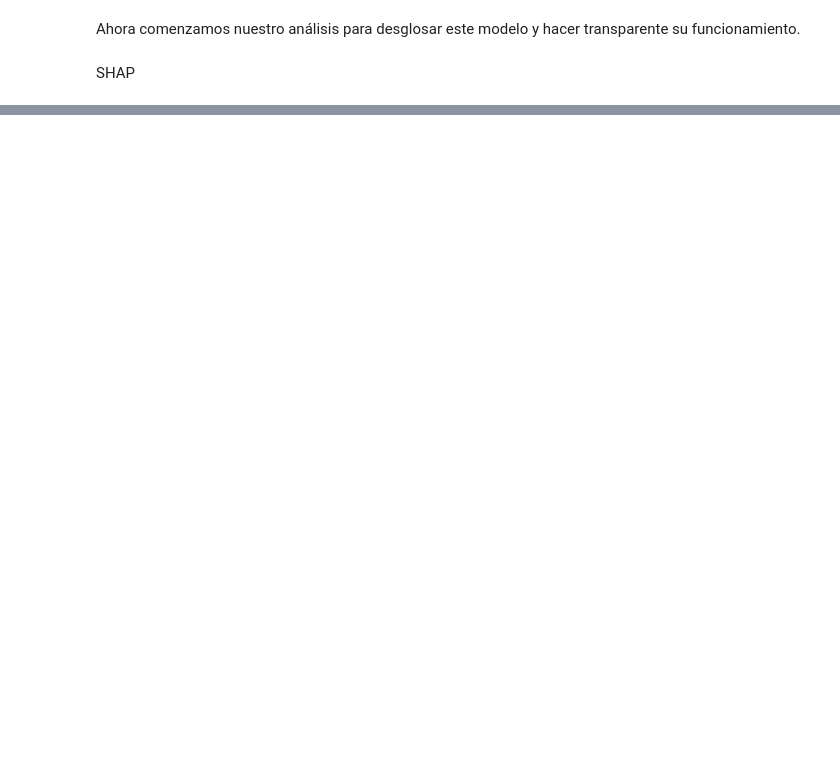
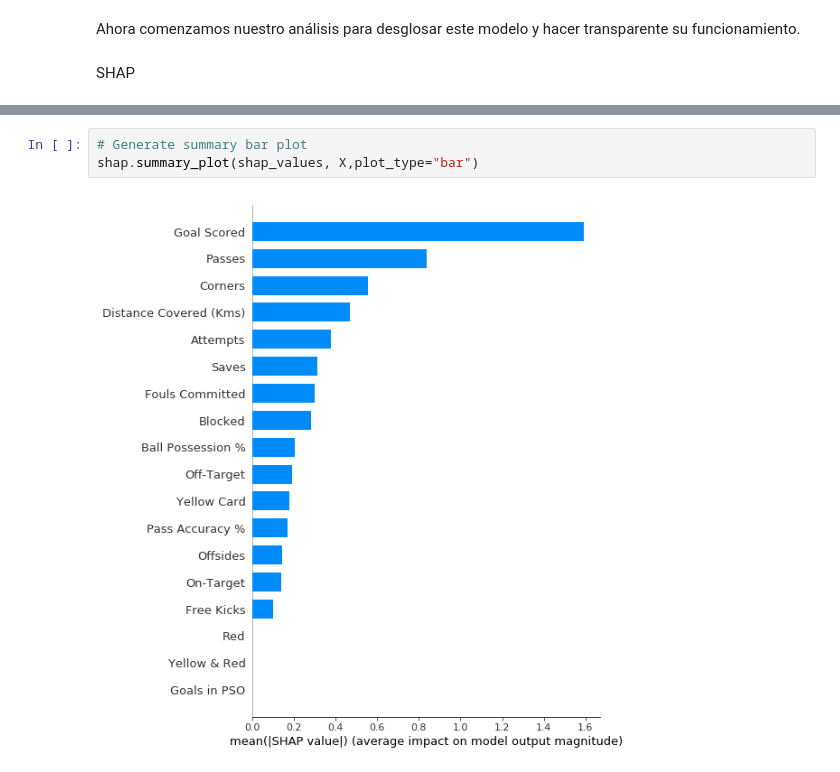
Before and after one commit to alexdelgadoperibanez/FAD_MasterDS, a Jupyter notebook: practica_SeriesTemporales/AMAZONseries.ipynb, the cells around one changed output, grey strips where cells are left out. Cells and saved outputs as stored; diff of their text form; blank space fills up the shorter version.

```diff
--- a/practica_SeriesTemporales/AMAZONseries.ipynb
+++ b/practica_SeriesTemporales/AMAZONseries.ipynb
@@ -670,0 +684,5 @@ expected_value = explainer.expected_value
+# %%
+# Generate summary bar plot
+shap.summary_plot(shap_values, X,plot_type="bar")
+# %% [output]
+[figure, added]
```
Also changed, not shown: parts of 24 cells of this notebook.
